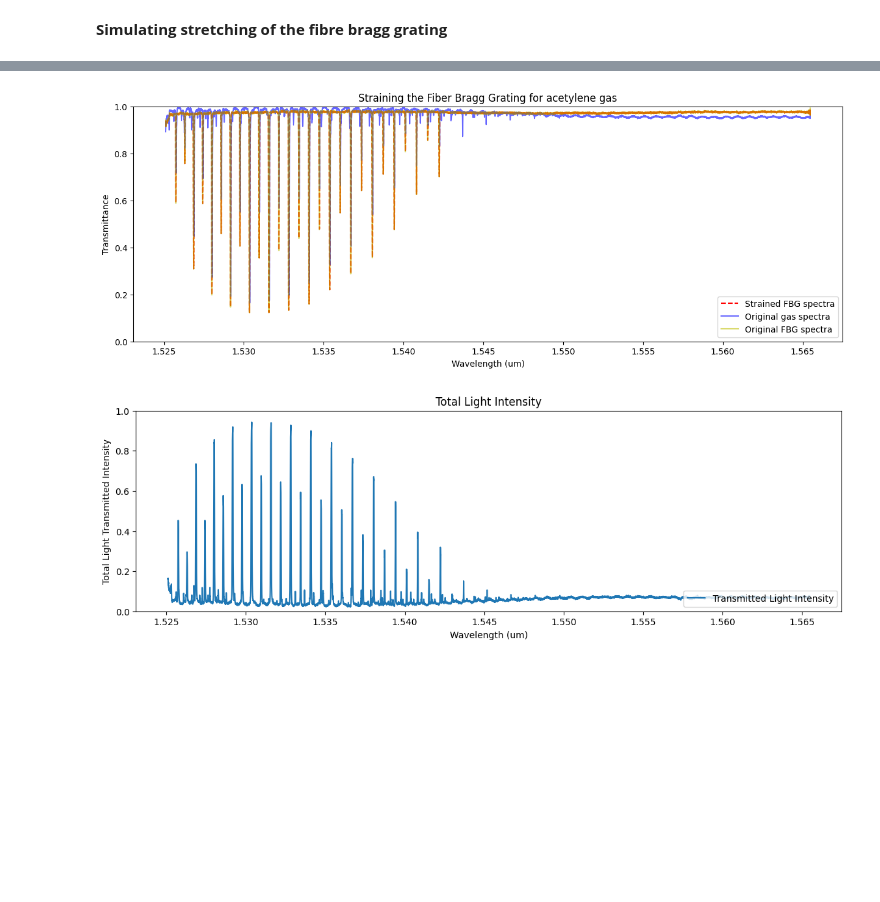
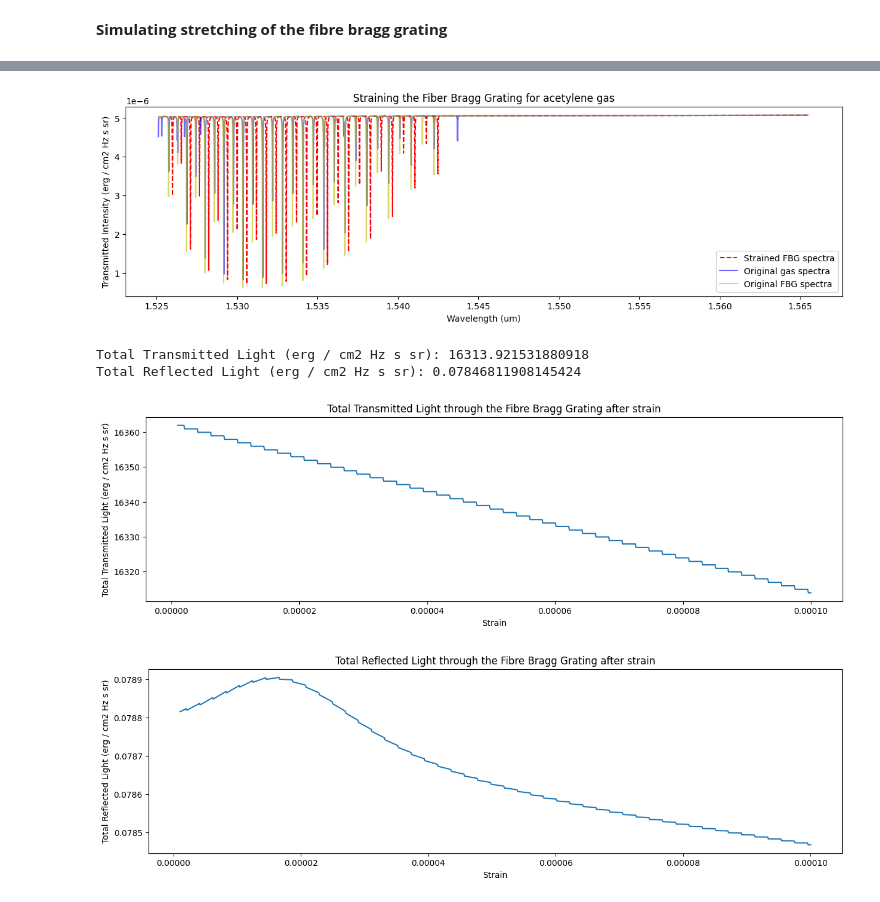
Before and after one commit to SAIL-Labs/FBG-Sensor, a Jupyter notebook: newSimulatingCode_FBG.ipynb, the cells around one changed output, grey strips where cells are left out. Drawn from its saved outputs; the diff is of its cells as text; code cells hidden in the pictures; blank space fills up the shorter version.

Commit message:
Latest code to simulate FBG stretching
Includes code to load and process data files for a gas and FBG, and simulate strain revealing the total transmitted and reflected light

```diff
--- a/newSimulatingCode_FBG.ipynb
+++ b/newSimulatingCode_FBG.ipynb
@@ -70,6 +81,24 @@ def input_spectra(filepath, isheader, separation, wavelengthunits, wavelengthcol
     else:
         print("Please input dB or percentage")
 
+    fibre_raw_data = pd.read_csv(filepath, header = isheader, sep = separation).values #stores the file into a variable
+    fibre_wavelength = (fibre_raw_data[:,wavelengthcol]).astype(float) #variable stores the wavelength range
+    fibregrating_line_data = (fibre_raw_data[:,datacol]).astype(float) #variable stores the absorption line data for each line
+
+    if wavelengthunits == "um":
+        fibre_wavelength = fibre_wavelength #leaves the wavelength units in micrometres (um)
+    elif wavelengthunits == "nm":
+        fibre_wavelength = (fibre_wavelength/1000.0) #converts the wavelength units into micrometres (um)
+    else:
+        print("Please input the wavelength as um or nm")
+
+    if dataunits == "fractional":
+        fibregrating_line_data = fibregrating_line_data #leaves the data in terms of percentage
+    elif dataunits == "dB":
+        fibregrating_line_data = (10**(fibregrating_line_data/10))  #converts from decibels to a fractional value between 0 and 1
+    else:
+        print("Please input dB or percentage")
+
     return gas_wavelength, gas_line_data
 # %%
 #Testing function using generated data from NASA PSG
@@ -276,21 +313,19 @@ def blackbodyabsorption(name, wavelength, spectra_data, temp, xlimits, ylimits):
       - wavelength            : loads in the wavelengths
       - spectra_data          : loads in the spectral data
       - temp                  : temperature of the blackbody
-      - xlimits               : user has a choice to input a range of x values (wavelength) i.e.,  [ , ]
-      - ylimits               : user has a choice to input a range of y values (Transmitted Intensity) i.e.,  [ , ]
-      - flux                  : variable consists of the calculated blackbody flux for the given wavelengths
-      - transmitted_intensity : variable consists of the absorption applied to a blackbody of given temperature
+      - xlimits               : user has a choice to input a range of x values (wavelength) i.e.,  [ , ] for the plot
+      - ylimits               : user has a choice to input a range of y values (Transmitted Intensity) i.e.,  [ , ] for the plot
    """
 
    bb = BlackBody(temperature = temp*u.K)
-   wavelength_units = (wavelength*10000)*(u.AA) #confusion regarding the units until cleared leaving it as angstrom
-   flux = bb(wavelength_units)
+   wavelength_units = (wavelength*10000)*(u.AA) #confusion regarding the units until cleared leaving it as angstrom (!!)
+   flux = bb(wavelength_units) #consists of the calculated blackbody flux for the given wavelengths
    transmittance = spectra_data
-   transmitted_intensity = transmittance*flux
+   transmitted_intensity = transmittance*flux #consists of the absorption applied to a blackbody of given temperature
 
    if xlimits is not None or ylimits is not None:
       # Plot with custom limits
-      plt.figure(figsize=(15, 5))
+      plt.figure(figsize=(15, 4))
       plt.plot(wavelength, transmitted_intensity)
       plt.xlim(xlimits)
       plt.ylim(ylimits)
@@ -300,7 +335,7 @@ def blackbodyabsorption(name, wavelength, spectra_data, temp, xlimits, ylimits):
       plt.show()
    else:
       # Plot without custom limits
-      plt.figure(figsize=(15, 5))
+      plt.figure(figsize=(15, 4))
       plt.plot(wavelength, transmitted_intensity)
       plt.title('Blackbody radiation spectrum of' + ' ' + name)
       plt.xlabel('Wavelength (um)')
@@ -421,7 +447,8 @@ def sim_stretch(name, strain, temp_change, thermal_exp_coeff, thermo_optic_coeff
 # %%
 #testing the straining function
 
-interpolatedvals, fbg_transmitted = sim_stretch('acetylene gas', 1e-6, 0, 0.55e-6, 8.6e-6, 0.22, None, [0, 1]) #values for silica, no temperature change
+fibre_wavelength_new, interpolatedvals = simulate_strain('acetylene gas', 1e-4, 0, 0.55e-6, 8.6e-6, 0.22, None, None) #values for silica, no temperature change
 # %% [output]
-[figure, old version]
+[figure, new version]
-[figure, removed]
+Total Transmitted Light (erg / cm2 Hz s sr): 16313.921531880918
+Total Reflected Light (erg / cm2 Hz s sr): 0.07846811908145424
@@ -428,3 +538,13 @@ interpolatedvals, fbg_transmitted = sim_stretch('acetylene gas', 1e-6, 0, 0.55e-
+# %%
+#Testing plot_total_light for several strain values
+
+#strain = np.linspace(1e-6, 1e-4) #plots look smoother, trans has a weird bump near ~0.00004
+strain = np.linspace(1e-6, 1e-4, 1000) #weird zigzag lines but overall same trend for both graphs
+
+plot_total_light(strain, 0, 0.55e-6, 8.6e-6, 0.22, None, None)
+# %% [output]
+[figure, added]
+[figure, added]
 # %%
 def convert_fluxunits_to_photoncounts(name, wavelength, flux, emission_coefficient, area, solid_angle, xlimits, ylimits):
     """
```
Also changed, not shown: parts of 12 cells of this notebook.
